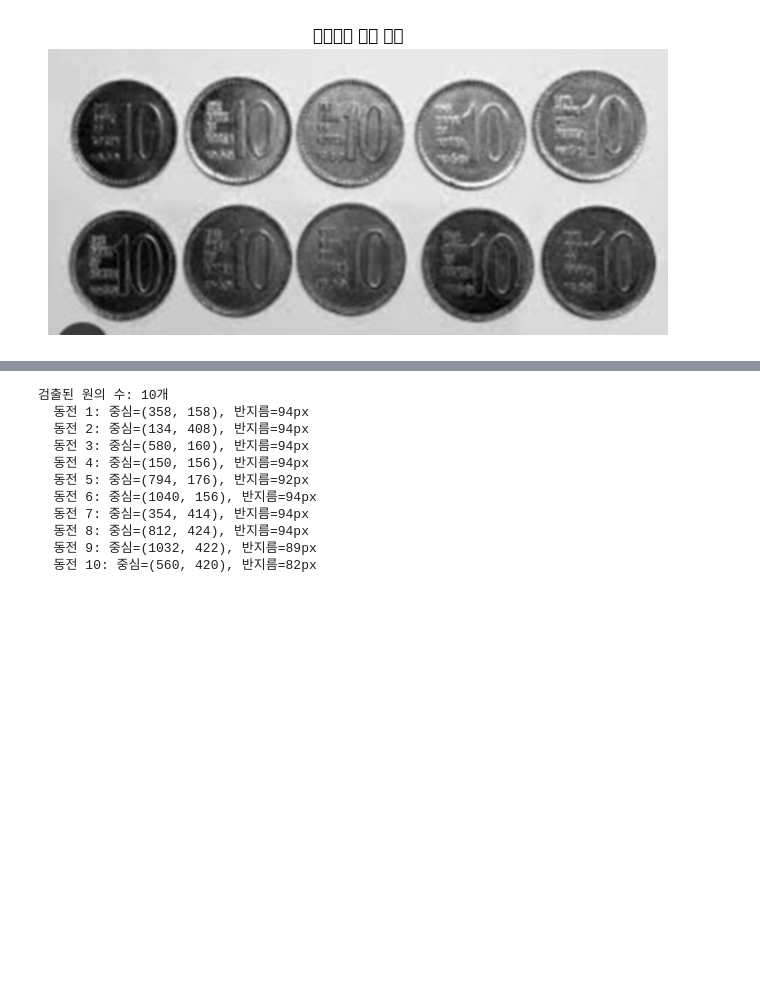
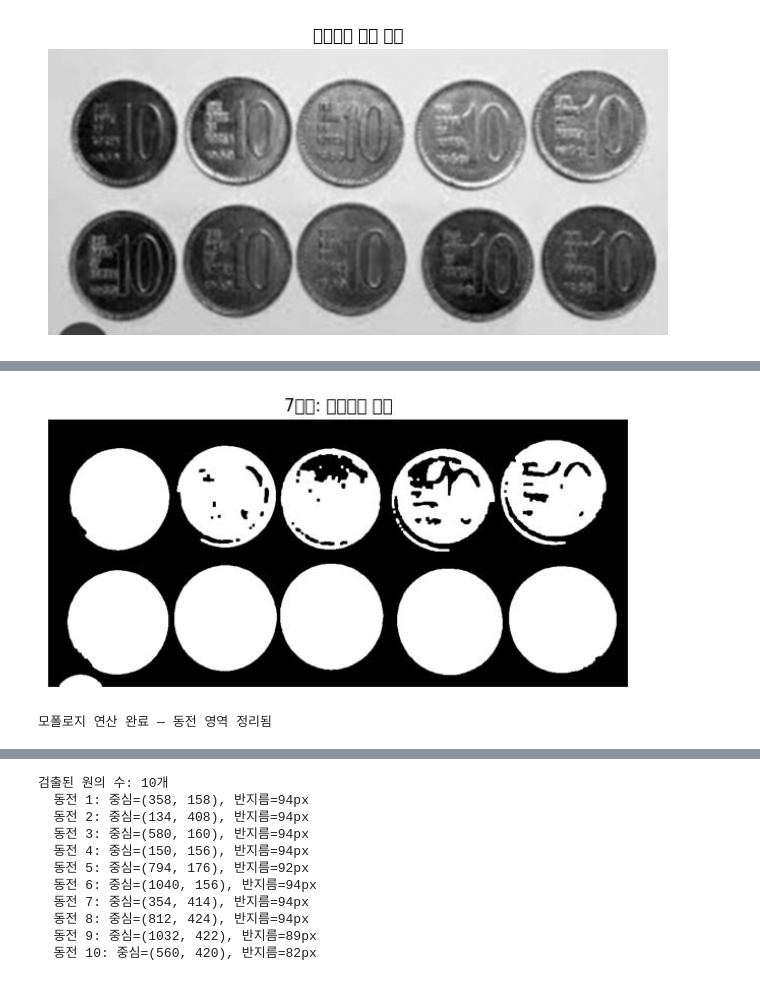
Before and after one commit to psy0635-ctrl/OpenCv, a Jupyter notebook: 영상인공지능처리_기말과제/영상인공지능처리_기말과제_동전개수세기_2601110288_박수용.ipynb, the cells around one changed output, grey strips where cells are left out. Saved outputs shown, nothing was run; the diff lists cells and outputs as text; code cells hidden in the pictures; blank space fills up the shorter version.

```diff
--- a/영상인공지능처리_기말과제/영상인공지능처리_기말과제_동전개수세기_2601110288_박수용.ipynb
+++ b/영상인공지능처리_기말과제/영상인공지능처리_기말과제_동전개수세기_2601110288_박수용.ipynb
@@ -161,3 +292,23 @@ plt.show()
+# %%
+# 3x3 커널 생성
+kernel = np.ones((3, 3), np.uint8)
+
+# MORPH_CLOSE: 동전 내부 구멍(빛 반사 등) 메우기 → 원형성 향상
+morph = cv2.morphologyEx(binary, cv2.MORPH_CLOSE, kernel, iterations=2)
+
+# MORPH_OPEN: 작은 잡티 제거 (iterations=2로 경계 보존)
+morph = cv2.morphologyEx(morph, cv2.MORPH_OPEN, kernel, iterations=2)
+
+plt.figure(figsize=(8, 4))
+plt.imshow(morph, cmap="gray")
+plt.title("7단계: 모폴로지 연산")
+plt.axis("off")
+plt.show()
+
+print("모폴로지 연산 완료 — 동전 영역 정리됨")
+# %% [output]
+[figure, added]
+모폴로지 연산 완료 — 동전 영역 정리됨
 # %% [markdown]
 ---
 
```
Also changed, not shown: parts of 7 cells of this notebook.
